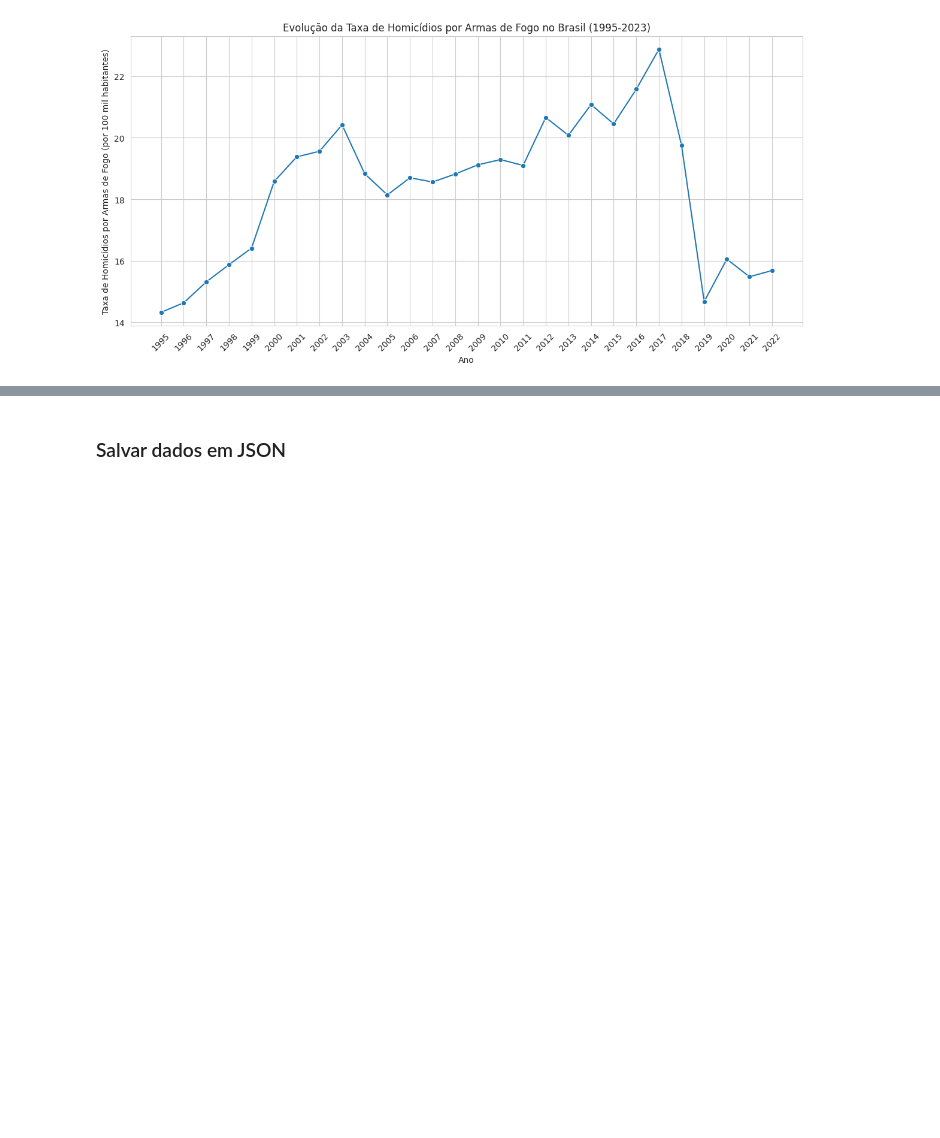
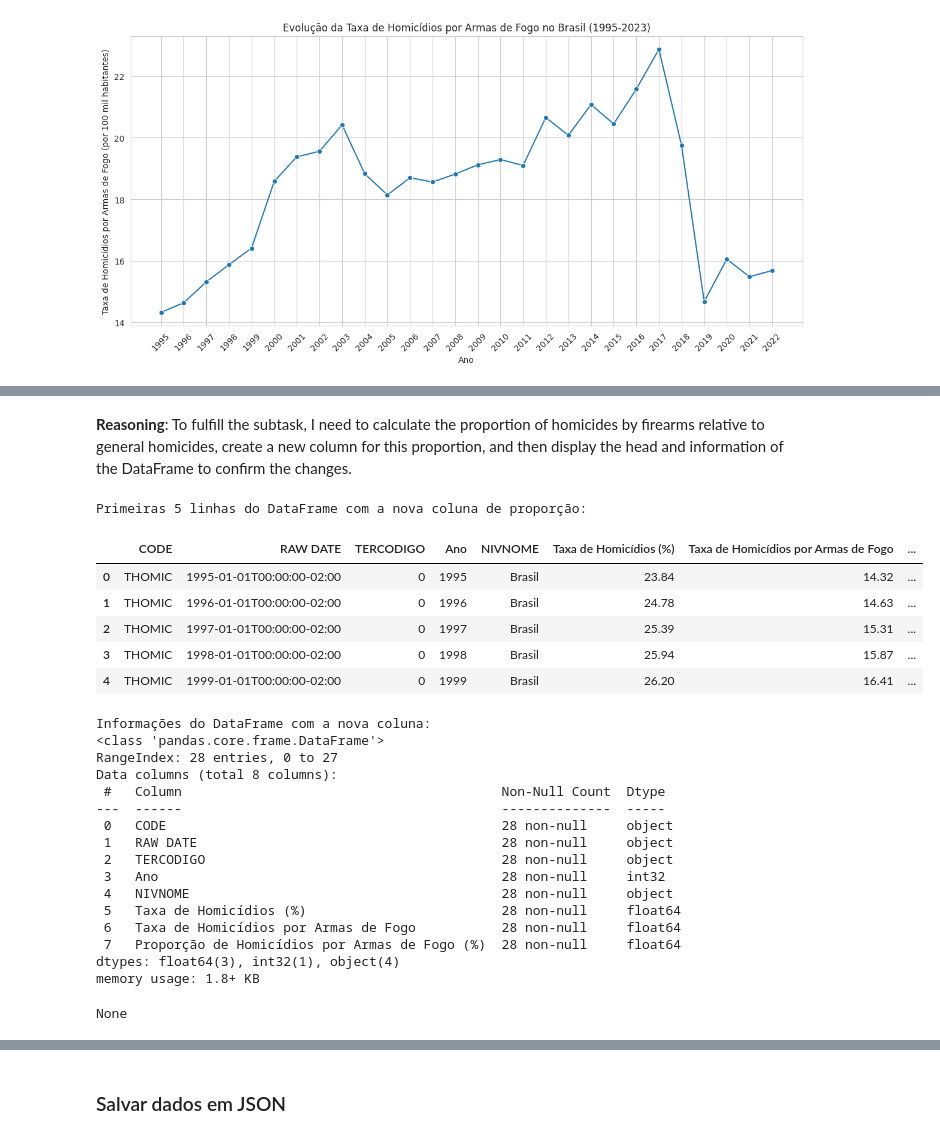
Before and after one commit to brasilemnumeros/dados, a Jupyter notebook: homicidios/Homicidios.ipynb, the cells around one changed output, grey strips where cells are left out. Drawn from its saved outputs; the diff is of its cells as text; code cells hidden in the pictures; blank space fills up the shorter version.

```diff
--- a/homicidios/Homicidios.ipynb
+++ b/homicidios/Homicidios.ipynb
@@ -246,0 +261,20 @@ plt.show()
+# %%
+import pandas as pd
+
+# 1. Renomear a coluna 'YEAR' no DataFrame homicidios_brasil_df para 'Ano'
+homicidios_brasil_df.rename(columns={'YEAR': 'Ano'}, inplace=True)
+
+# 2. Mesclar os DataFrames homicidios_brasil_df e homicidios_armas_df_filtered
+# usando a coluna 'Ano' e um inner join
+dados_combinados_df = pd.merge(
+    homicidios_brasil_df,
+    homicidios_armas_df_filtered[['Ano', 'Taxa de Homicídios por Armas de Fogo']],
+    on='Ano',
+    how='inner'
+)
+
+# 3. Exibir as primeiras 5 linhas e as informações do dados_combinados_df
+print("Primeiras 5 linhas do DataFrame combinado:")
+display(dados_combinados_df.head())
+print("\nInformações do DataFrame combinado:")
+display(dados_combinados_df.info())
@@ -246,0 +310,42 @@ plt.show()
+# %% [markdown]
+**Reasoning**:
+To fulfill the subtask, I need to calculate the proportion of homicides by firearms relative to general homicides, create a new column for this proportion, and then display the head and information of the DataFrame to confirm the changes.
+# %%
+import pandas as pd
+
+# 1. Calcular a proporção de homicídios por armas de fogo em relação ao total de homicídios
+dados_combinados_df['Proporção de Homicídios por Armas de Fogo (%)'] = \
+    (dados_combinados_df['Taxa de Homicídios por Armas de Fogo'] / dados_combinados_df['Taxa de Homicídios (%)']) * 100
+
+# 2. Exibir as primeiras 5 linhas do DataFrame para verificar a nova coluna
+print("Primeiras 5 linhas do DataFrame com a nova coluna de proporção:")
+display(dados_combinados_df.head())
+
+# 3. Exibir as informações do DataFrame para confirmar o tipo de dado e a contagem de não-nulos
+print("\nInformações do DataFrame com a nova coluna:")
+display(dados_combinados_df.info())
+# %% [output]
+Primeiras 5 linhas do DataFrame com a nova coluna de proporção:
+|  | CODE | RAW DATE | TERCODIGO | Ano | NIVNOME | Taxa de Homicídios (%) | Taxa de Homicídios por Armas de Fogo | ... |
+| 0 | THOMIC | 1995-01-01T00:00:00-02:00 | 0 | 1995 | Brasil | 23.84 | 14.32 | ... |
+| 1 | THOMIC | 1996-01-01T00:00:00-02:00 | 0 | 1996 | Brasil | 24.78 | 14.63 | ... |
+| 2 | THOMIC | 1997-01-01T00:00:00-02:00 | 0 | 1997 | Brasil | 25.39 | 15.31 | ... |
+| 3 | THOMIC | 1998-01-01T00:00:00-02:00 | 0 | 1998 | Brasil | 25.94 | 15.87 | ... |
+| 4 | THOMIC | 1999-01-01T00:00:00-02:00 | 0 | 1999 | Brasil | 26.20 | 16.41 | ... |
+Informações do DataFrame com a nova coluna:
+<class 'pandas.core.frame.DataFrame'>
+RangeIndex: 28 entries, 0 to 27
+Data columns (total 8 columns):
+ #   Column                                         Non-Null Count  Dtype
+---  ------                                         --------------  -----
+ 0   CODE                                           28 non-null     object
+ 1   RAW DATE                                       28 non-null     object
+ 2   TERCODIGO                                      28 non-null     object
+ 3   Ano                                            28 non-null     int32
+ 4   NIVNOME                                        28 non-null     object
+ 5   Taxa de Homicídios (%)                         28 non-null     float64
+ 6   Taxa de Homicídios por Armas de Fogo           28 non-null     float64
+ 7   Proporção de Homicídios por Armas de Fogo (%)  28 non-null     float64
+dtypes: float64(3), int32(1), object(4)
+memory usage: 1.8+ KB
+None
```
Also changed, not shown: parts of 12 cells of this notebook.
